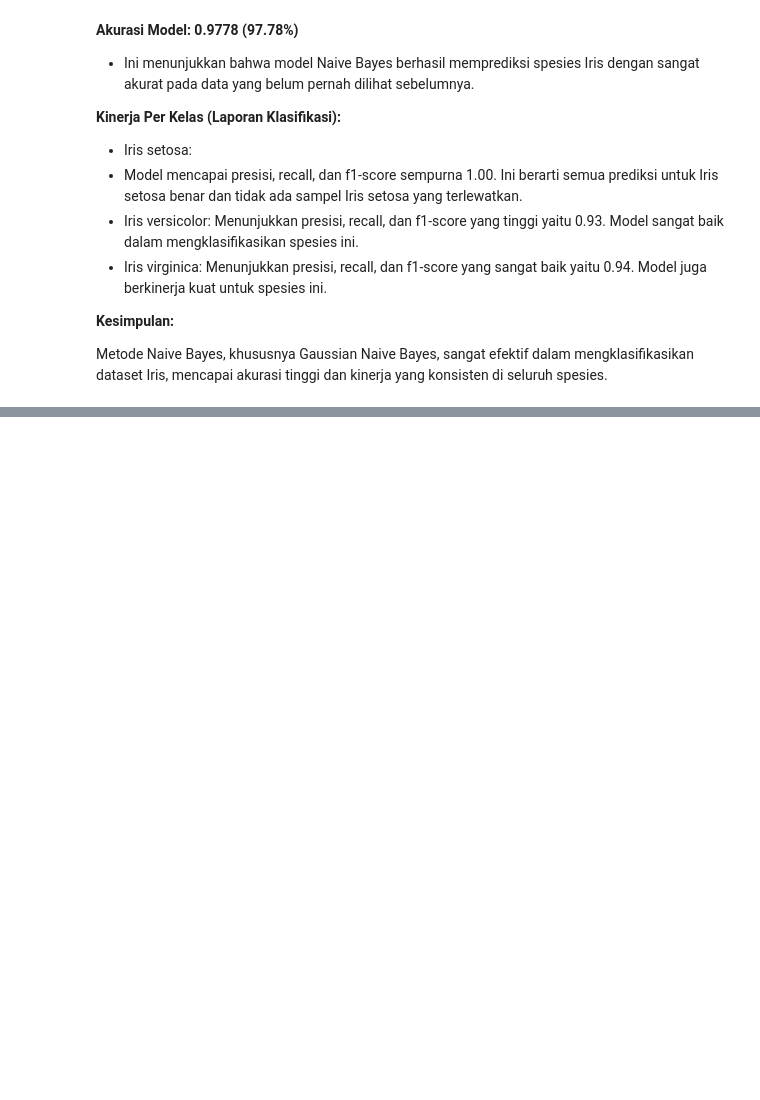
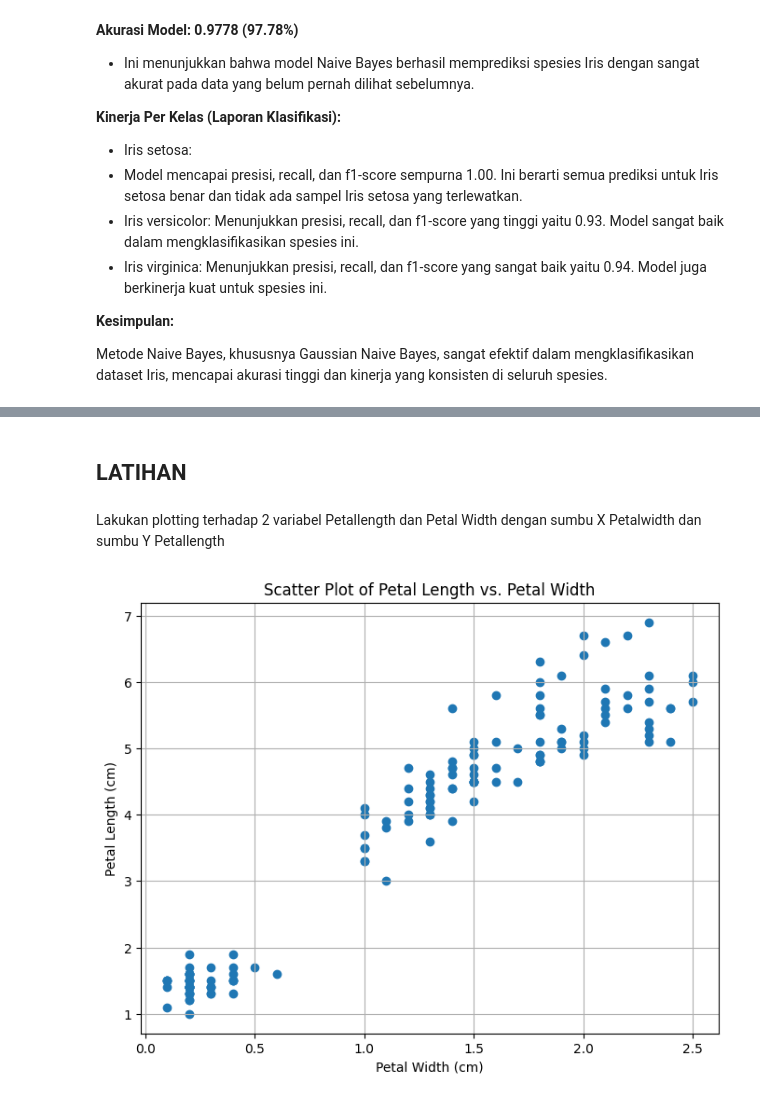
Before and after one commit to kristoowae/Portofolio-Google_Notebook, a Jupyter notebook: PRAKBDA.ipynb, the cells around one changed output, grey strips where cells are left out. Cells and saved outputs as stored; diff of their text form; code cells hidden in the pictures; blank space fills up the shorter version.

```diff
--- a/PRAKBDA.ipynb
+++ b/PRAKBDA.ipynb
@@ -2137,0 +2215,17 @@ Metode Naive Bayes, khususnya Gaussian Naive Bayes, sangat efektif dalam mengkla
+# %% [markdown]
+## LATIHAN
+# %% [markdown]
+Lakukan plotting terhadap 2 variabel Petallength dan Petal Width dengan sumbu X Petalwidth dan sumbu Y Petallength
+# %%
+df = pd.read_csv('iris.csv')
+
+plt.figure(figsize=(8, 6))
+
+plt.scatter(df['PetalWidthCm'], df['PetalLengthCm'])
+plt.xlabel('Petal Width (cm)')
+plt.ylabel('Petal Length (cm)')
+plt.title('Scatter Plot of Petal Length vs. Petal Width')
+plt.grid(True)
+plt.show()
+# %% [output]
+[figure, added]
```
Also changed, not shown: parts of 60 cells of this notebook.
